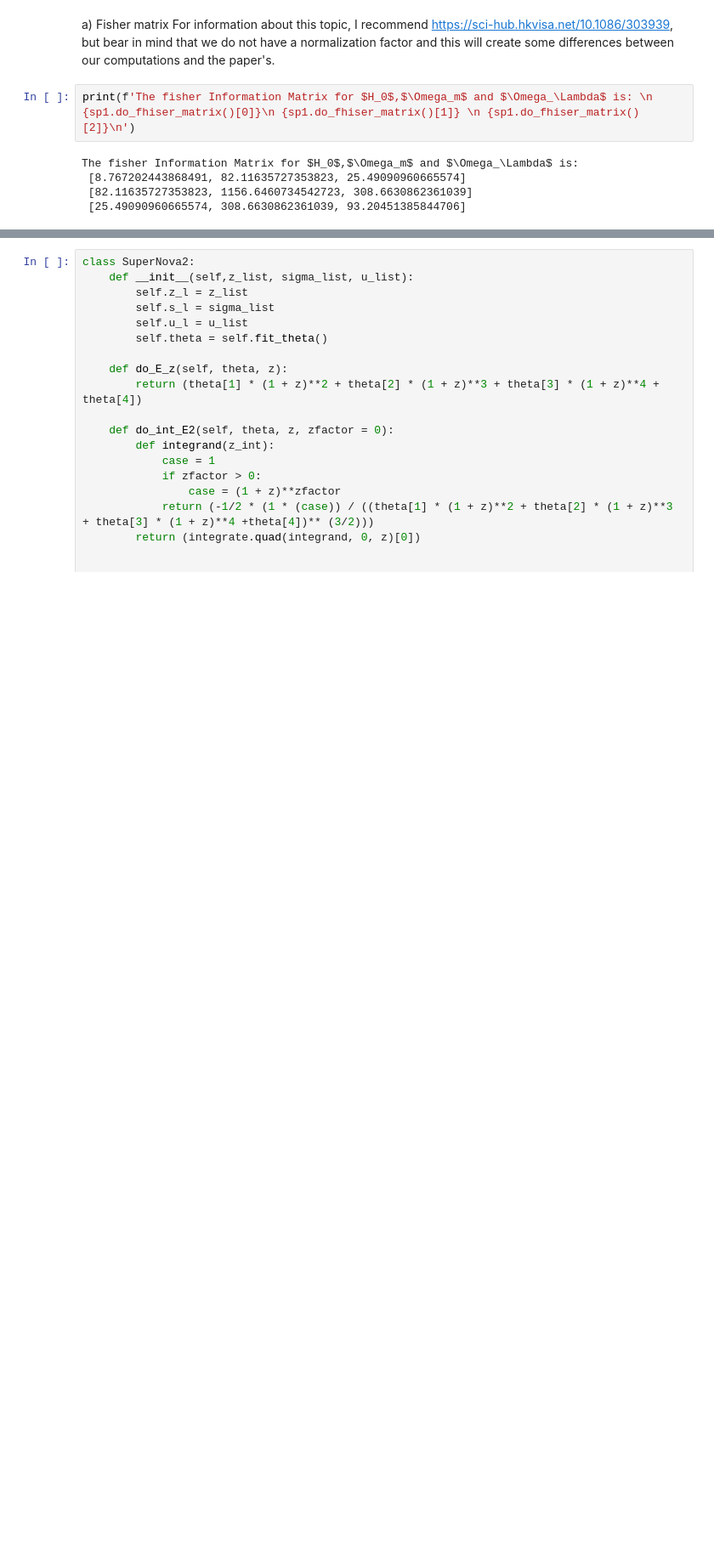
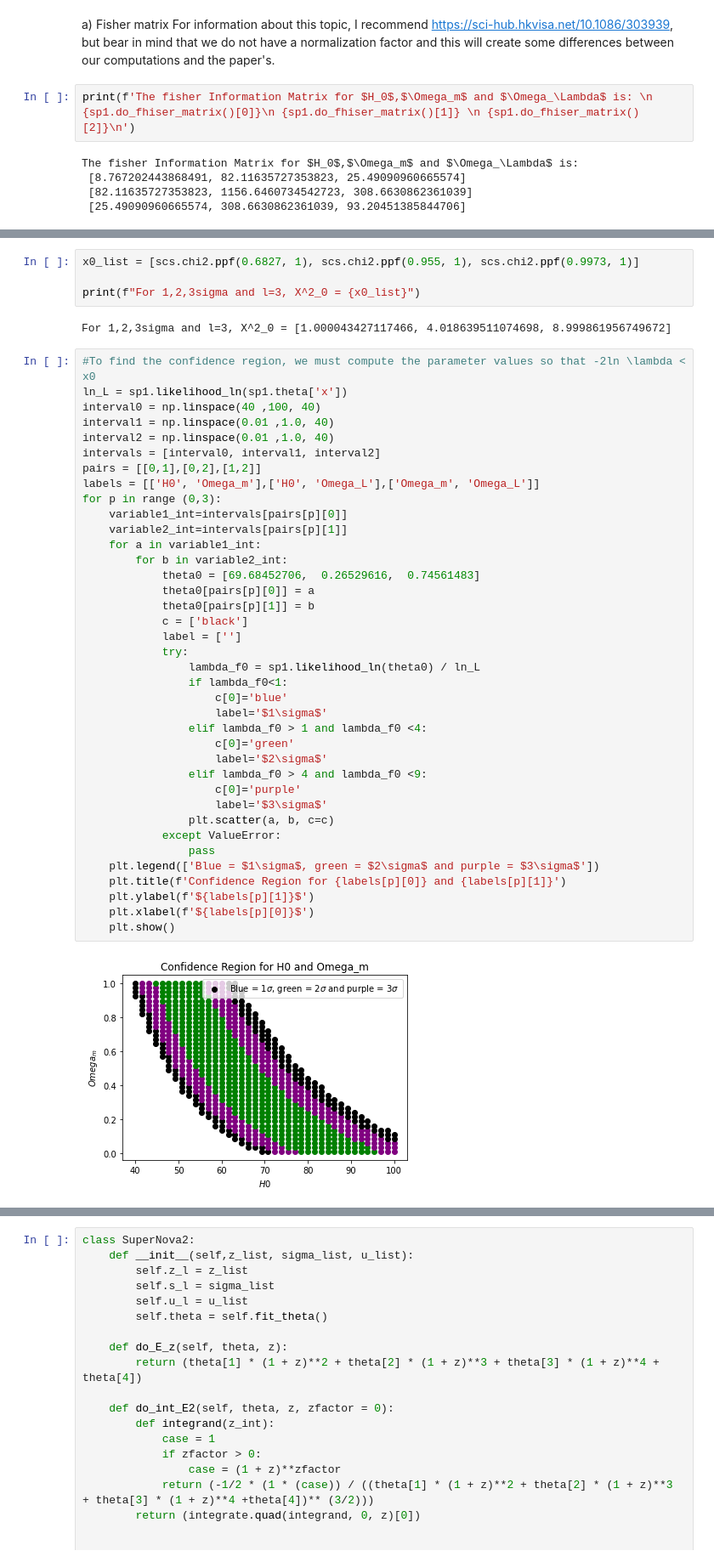
Before and after one commit to eduardojsbarroso/analise_de_dados, a Jupyter notebook: Lista_2_ab.ipynb, the cells around one changed output, grey strips where cells are left out. Shown: that part at 85% size. Saved outputs shown, nothing was run; the diff lists cells and outputs as text; blank space fills up the shorter version.

```diff
--- a/Lista_2_ab.ipynb
+++ b/Lista_2_ab.ipynb
@@ -157,3 +157,49 @@ We know that
  P_{X^2_3}(x) = \frac{1}{\Gamma(\frac{3}{2}) 2^{3/2}}x^{3/2 - 1}e^{-x/2} = \frac{1}{\sqrt{2\pi}}\sqrt{x}e^{-x/2}
 .\end{equation}
 For 1,2 and 3$\sigma$, $\alpha = 0.3173, 0.045, 0.0027$. After finding $X_{0l}$, I will need to compute the likelihood when all the parameters are set free to compute the confidence regions for $\lambda$. Thus, I will now implement the code for $5$ parameters.
+# %%
+x0_list = [scs.chi2.ppf(0.6827, 1), scs.chi2.ppf(0.955, 1), scs.chi2.ppf(0.9973, 1)]
+
+print(f"For 1,2,3sigma and l=3, X^2_0 = {x0_list}")
+# %% [output]
+For 1,2,3sigma and l=3, X^2_0 = [1.000043427117466, 4.018639511074698, 8.999861956749672]
+# %%
+#To find the confidence region, we must compute the parameter values so that -2ln \lambda < x0
+ln_L = sp1.likelihood_ln(sp1.theta['x'])
+interval0 = np.linspace(40 ,100, 40)
+interval1 = np.linspace(0.01 ,1.0, 40)
+interval2 = np.linspace(0.01 ,1.0, 40)
+intervals = [interval0, interval1, interval2]
+pairs = [[0,1],[0,2],[1,2]]
+labels = [['H0', 'Omega_m'],['H0', 'Omega_L'],['Omega_m', 'Omega_L']]
+for p in range (0,3):
+    variable1_int=intervals[pairs[p][0]]
+    variable2_int=intervals[pairs[p][1]]
+    for a in variable1_int:
+        for b in variable2_int:
+            theta0 = [69.68452706,  0.26529616,  0.74561483]
+            theta0[pairs[p][0]] = a
+            theta0[pairs[p][1]] = b
+            c = ['black']
+            label = ['']
+            try:
+                lambda_f0 = sp1.likelihood_ln(theta0) / ln_L
+                if lambda_f0<1:
+                    c[0]='blue'
+                    label='$1\sigma$'
+                elif lambda_f0 > 1 and lambda_f0 <4:
+                    c[0]='green'
+                    label='$2\sigma$'
+                elif lambda_f0 > 4 and lambda_f0 <9:
+                    c[0]='purple'
+                    label='$3\sigma$'
+                plt.scatter(a, b, c=c)
+            except ValueError:
+                pass
+    plt.legend(['Blue = $1\sigma$, green = $2\sigma$ and purple = $3\sigma$'])
+    plt.title(f'Confidence Region for {labels[p][0]} and {labels[p][1]}')
+    plt.ylabel(f'${labels[p][1]}$')
+    plt.xlabel(f'${labels[p][0]}$')
+    plt.show()
+# %% [output]
+[figure, added]
```
Also changed, not shown: parts of 8 cells of this notebook, 1 other file.
